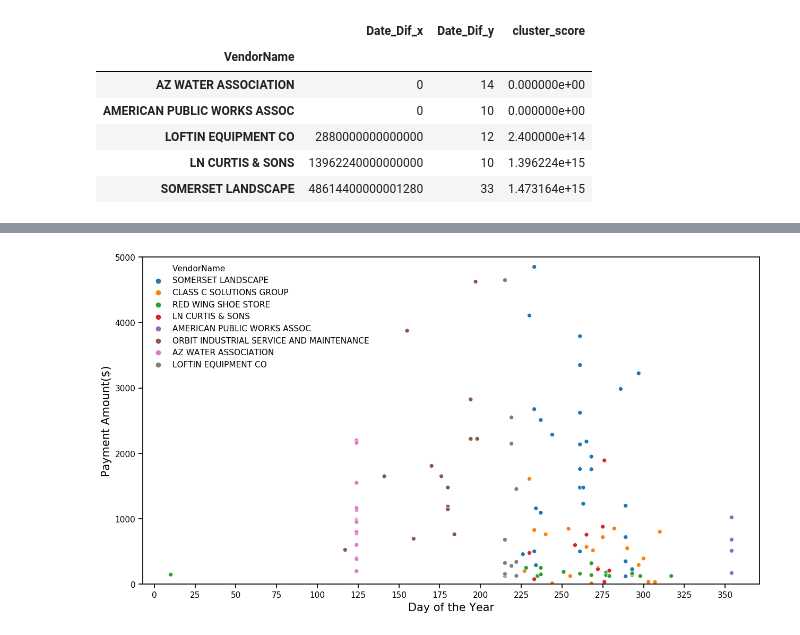
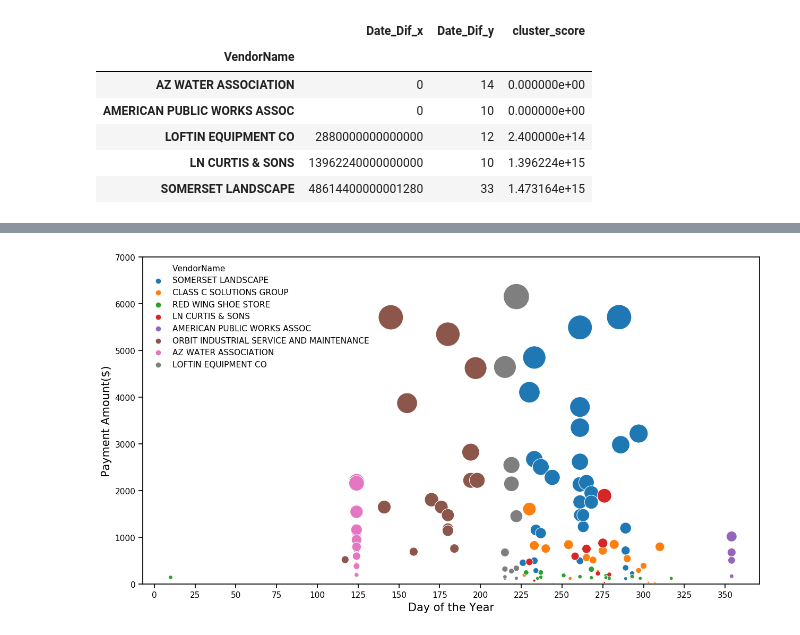
Before and after one commit to mrkjhsn/Vendor-Payments-City-of-Scottsdale, a Jupyter notebook: vendor_payment_clustering_analysis.ipynb, the cells around one changed output, grey strips where cells are left out. Cells and saved outputs as stored; diff of their text form; code cells hidden in the pictures.

```diff
--- a/vendor_payment_clustering_analysis.ipynb
+++ b/vendor_payment_clustering_analysis.ipynb
@@ -145,7 +151,11 @@ top_clustered_vendors.head()
 | SOMERSET LANDSCAPE | 48614400000001280 | 33 | 1.473164e+15 |
 # %%
 # subset data based on top 10 vendors from cluster analysis
-
 top_clustered_vendors_data = vendor_payments[vendor_payments['VendorName'].isin(top_clustered_vendors.head(8).index)]
 # top_clustered_vendors_data.loc[:,'PaymentDate'].head()
 top_clustered_vendors_data.head()
+
+# set VendorName to index
+top_clustered_vendors_data.set_index('VendorName', inplace=True)
+# remove whitespace in Vendor Name attribute
+top_clustered_vendors_data.index = top_clustered_vendors_data.index.str.strip()
@@ -159,22 +162,23 @@ top_clustered_vendors_data.head()
 # %%
 fig = plt.figure(figsize=(15, 8))
-ax = sns.color_palette("dark")
+# ax = sns.color_palette("dark")
 
 ax = sns.scatterplot(x=top_clustered_vendors_data.loc[:,'Day_of_Year'],
-                y=top_clustered_vendors_data.loc[:,'PaymentAmount'],
-                hue=top_clustered_vendors_data.loc[:,'VendorName'])
+                    y=top_clustered_vendors_data.loc[:,'PaymentAmount'],
+                    hue=top_clustered_vendors_data.index,
+                    s=top_clustered_vendors_data.loc[:,'PaymentAmount']/5)
 
 # plt.title("xxx")
 plt.xlabel("Day of the Year", fontsize=15)
 plt.ylabel("Payment Amount($)", fontsize=15)
-plt.legend(fontsize=10)
+plt.legend(fontsize=15)
 
 # sns.set_context("notebook", font_scale=1)
 
-plt.ylim(0,5000)
+plt.ylim(0,7000)
 ax.xaxis.set_major_locator(matplotlib.ticker.MultipleLocator(25))
 
 plt.legend(frameon=False)
-plt.savefig("visualizations/top 8 clustered vendors.png")
+plt.savefig("visualizations/top 8 clustered vendors - calibrated by size of pmt.png")
 # %% [output]
-[figure, old version]
+[figure, new version]
```
Also changed, not shown: parts of 4 cells of this notebook.
